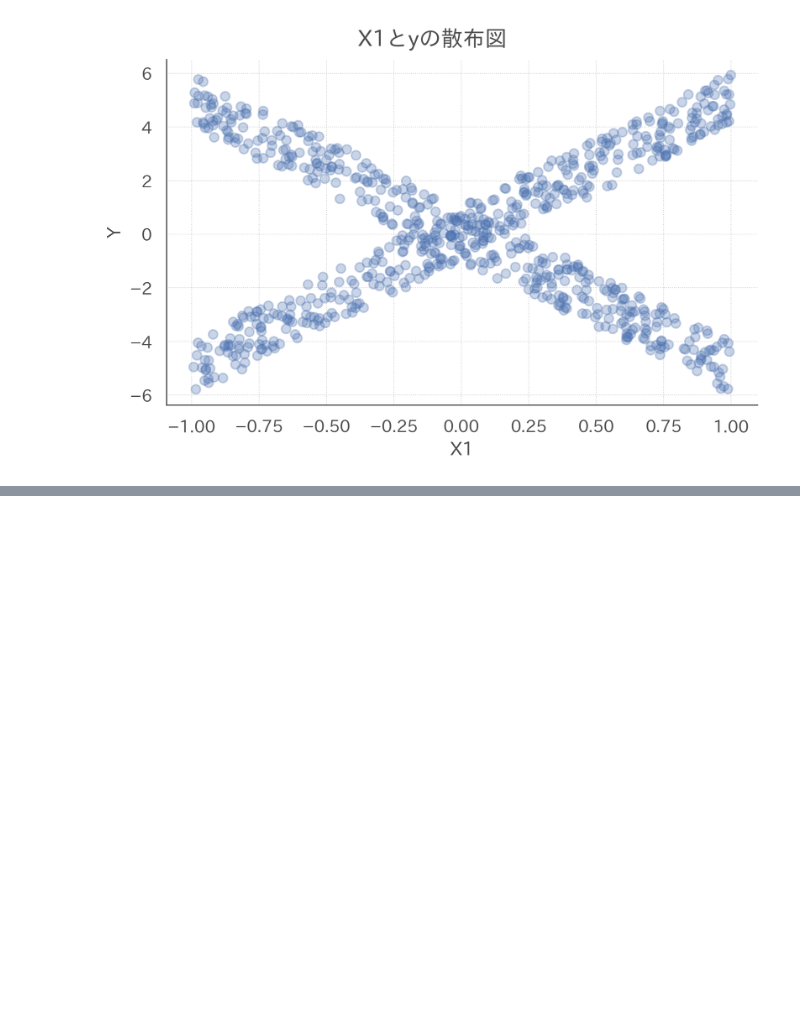
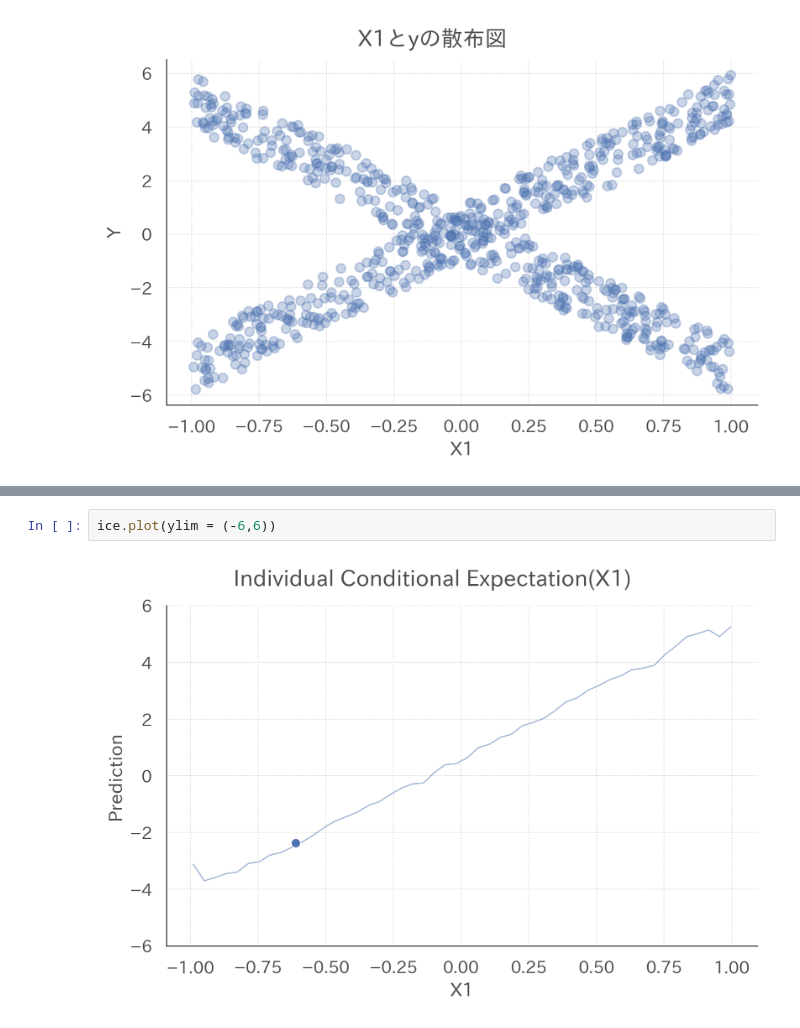
Before and after one commit to jinInoue-rrr/ml_inter, a Jupyter notebook: ch5_ICE_notebook.ipynb, the cells around one changed output, grey strips where cells are left out. Drawn from its saved outputs; the diff is of its cells as text; blank space fills up the shorter version.

```diff
--- a/ch5_ICE_notebook.ipynb
+++ b/ch5_ICE_notebook.ipynb
@@ -72,0 +212,4 @@ rf = RandomForestRegressor(n_jobs = -1, random_state = 42).fit(X_train, y_train)
+# %%
+ice.plot(ylim = (-6,6))
+# %% [output]
+[figure, added]
```
Also changed, not shown: parts of 16 cells of this notebook, 1 other file.
